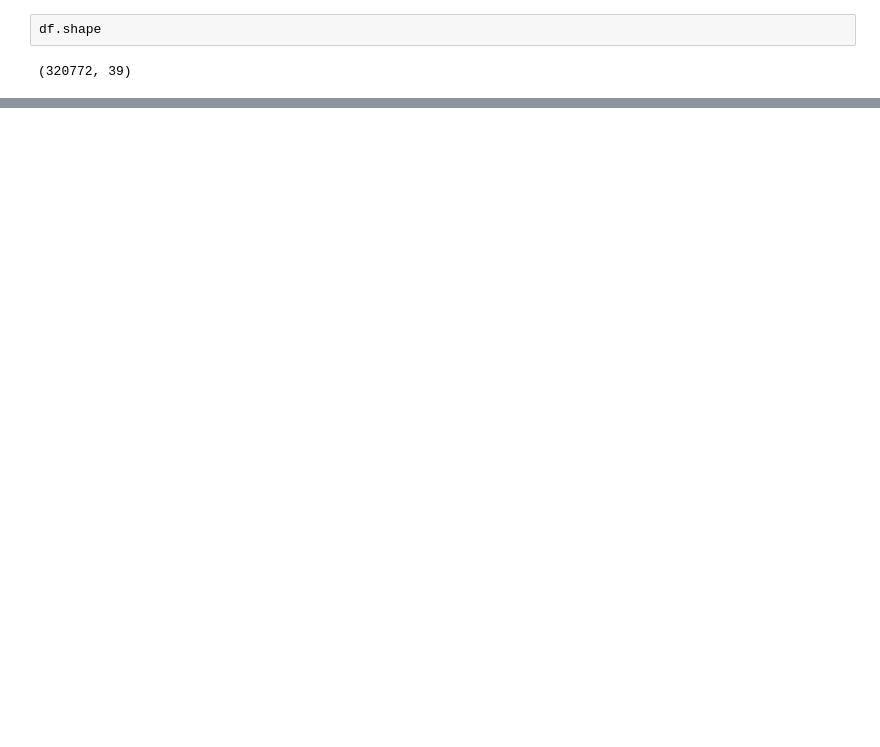
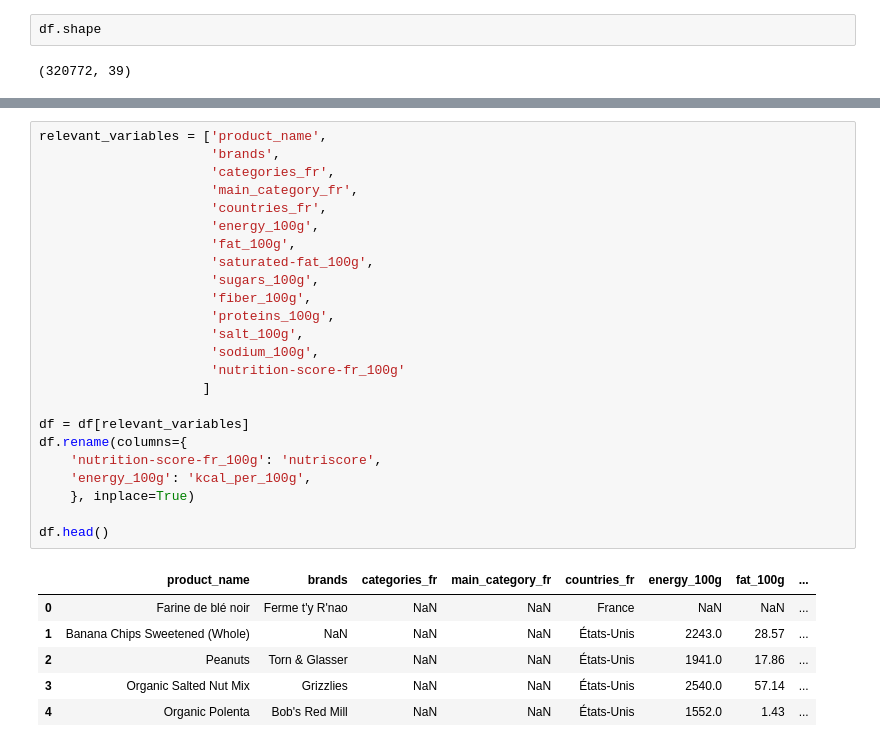
Before and after one commit to gaspardhurez/oc_p2, a Jupyter notebook: Hurez_Gaspard_1_cleaning_notebook_date.ipynb, the cells around one changed output, grey strips where cells are left out. Cells and saved outputs as stored; diff of their text form; blank space fills up the shorter version.

```diff
--- a/Hurez_Gaspard_1_cleaning_notebook_date.ipynb
+++ b/Hurez_Gaspard_1_cleaning_notebook_date.ipynb
@@ -139,0 +147,31 @@ df.loc[:, variables_50pct_null]
+# %%
+relevant_variables = ['product_name',
+                      'brands',
+                      'categories_fr',
+                      'main_category_fr',
+                      'countries_fr',
+                      'energy_100g',
+                      'fat_100g',
+                      'saturated-fat_100g',
+                      'sugars_100g',
+                      'fiber_100g',
+                      'proteins_100g',
+                      'salt_100g',
+                      'sodium_100g',
+                      'nutrition-score-fr_100g'
+                     ]
+
+df = df[relevant_variables]
+df.rename(columns={
+    'nutrition-score-fr_100g': 'nutriscore',
+    'energy_100g': 'kcal_per_100g',
+    }, inplace=True)
+
+df.head()
+# %% [output]
+|  | product_name | brands | categories_fr | main_category_fr | countries_fr | energy_100g | fat_100g | ... |
+| 0 | Farine de blé noir | Ferme t'y R'nao | NaN | NaN | France | NaN | NaN | ... |
+| 1 | Banana Chips Sweetened (Whole) | NaN | NaN | NaN | États-Unis | 2243.0 | 28.57 | ... |
+| 2 | Peanuts | Torn & Glasser | NaN | NaN | États-Unis | 1941.0 | 17.86 | ... |
+| 3 | Organic Salted Nut Mix | Grizzlies | NaN | NaN | États-Unis | 2540.0 | 57.14 | ... |
+| 4 | Organic Polenta | Bob's Red Mill | NaN | NaN | États-Unis | 1552.0 | 1.43 | ... |
```
Also changed, not shown: parts of 34 cells of this notebook, 2 other files.
